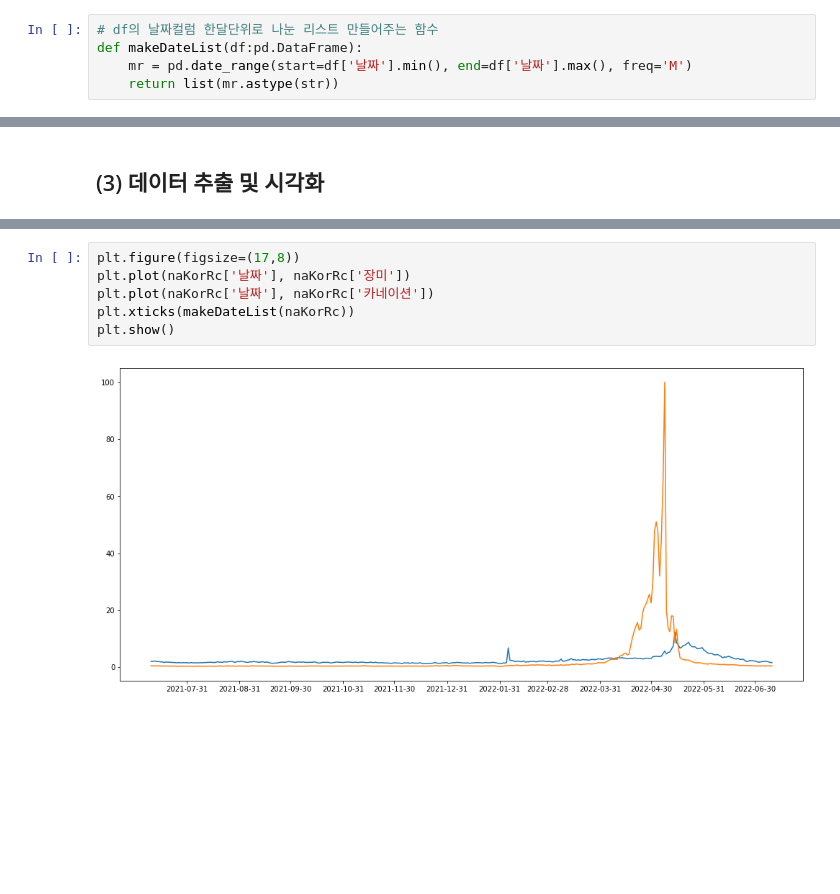
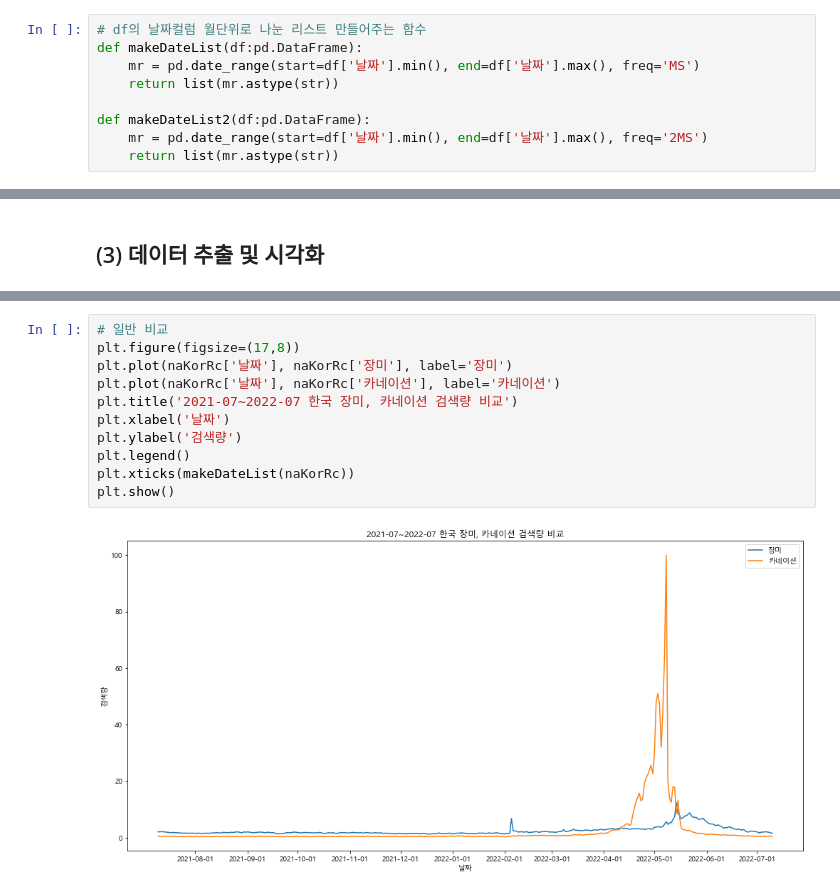
Before and after one commit to epocheing/202206_KNU_kdt2, a Jupyter notebook: 송인욱.ipynb, the cells around one changed output, grey strips where cells are left out. Cells and saved outputs as stored; diff of their text form; blank space fills up the shorter version.

```diff
--- a/송인욱.ipynb
+++ b/송인욱.ipynb
@@ -123,5 +128,9 @@ makeDatetime(ggJpRc, ggUsaRc, naKorPb, naKorPb, naShopFlower, naShopRc)
 # %%
-# df의 날짜컬럼 한달단위로 나눈 리스트 만들어주는 함수
+# df의 날짜컬럼 월단위로 나눈 리스트 만들어주는 함수
 def makeDateList(df:pd.DataFrame):
-    mr = pd.date_range(start=df['날짜'].min(), end=df['날짜'].max(), freq='M')
+    mr = pd.date_range(start=df['날짜'].min(), end=df['날짜'].max(), freq='MS')
     return list(mr.astype(str))
+
+def makeDateList2(df:pd.DataFrame):
+    mr = pd.date_range(start=df['날짜'].min(), end=df['날짜'].max(), freq='2MS')
+    return list(mr.astype(str))
@@ -143,8 +165,13 @@ def makeNomal(df:pd.DataFrame):
 # %%
+# 일반 비교
 plt.figure(figsize=(17,8))
-plt.plot(naKorRc['날짜'], naKorRc['장미'])
-plt.plot(naKorRc['날짜'], naKorRc['카네이션'])
+plt.plot(naKorRc['날짜'], naKorRc['장미'], label='장미')
+plt.plot(naKorRc['날짜'], naKorRc['카네이션'], label='카네이션')
+plt.title('2021-07~2022-07 한국 장미, 카네이션 검색량 비교')
+plt.xlabel('날짜')
+plt.ylabel('검색량')
+plt.legend()
 plt.xticks(makeDateList(naKorRc))
 plt.show()
 # %% [output]
-[figure, old version]
+[figure, new version]
```
Also changed, not shown: parts of 17 cells of this notebook, 1 other file.
